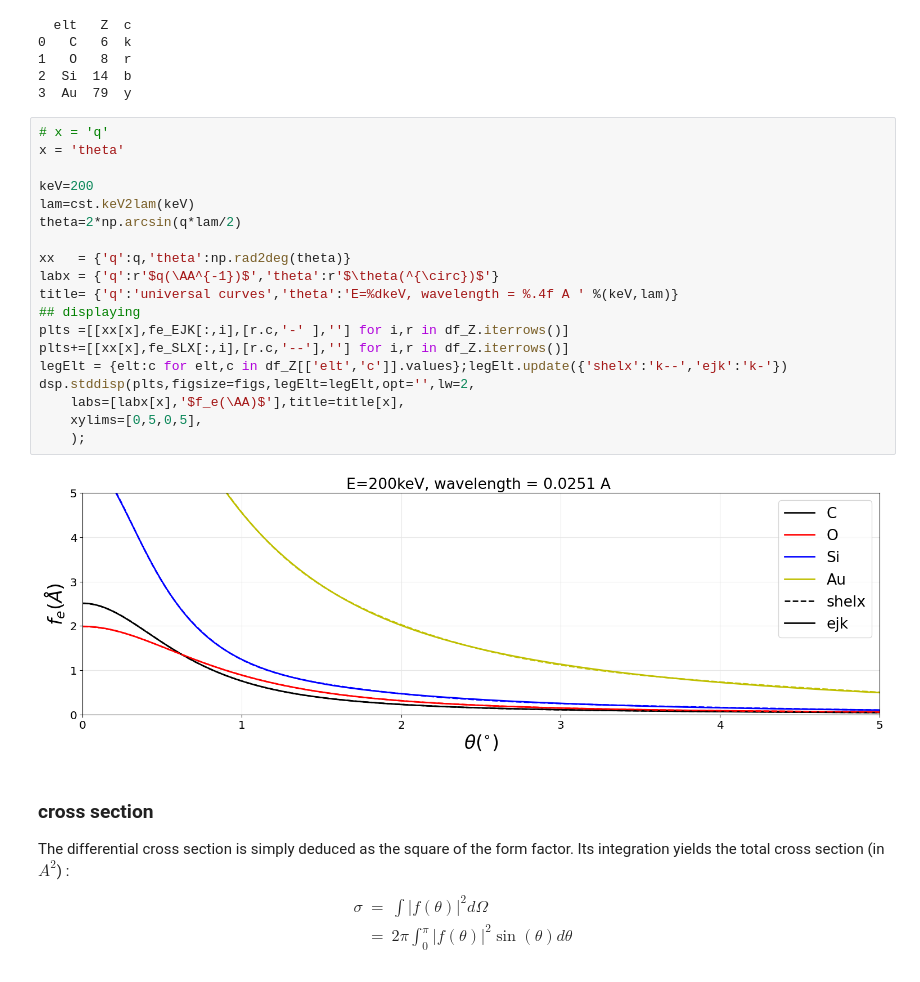
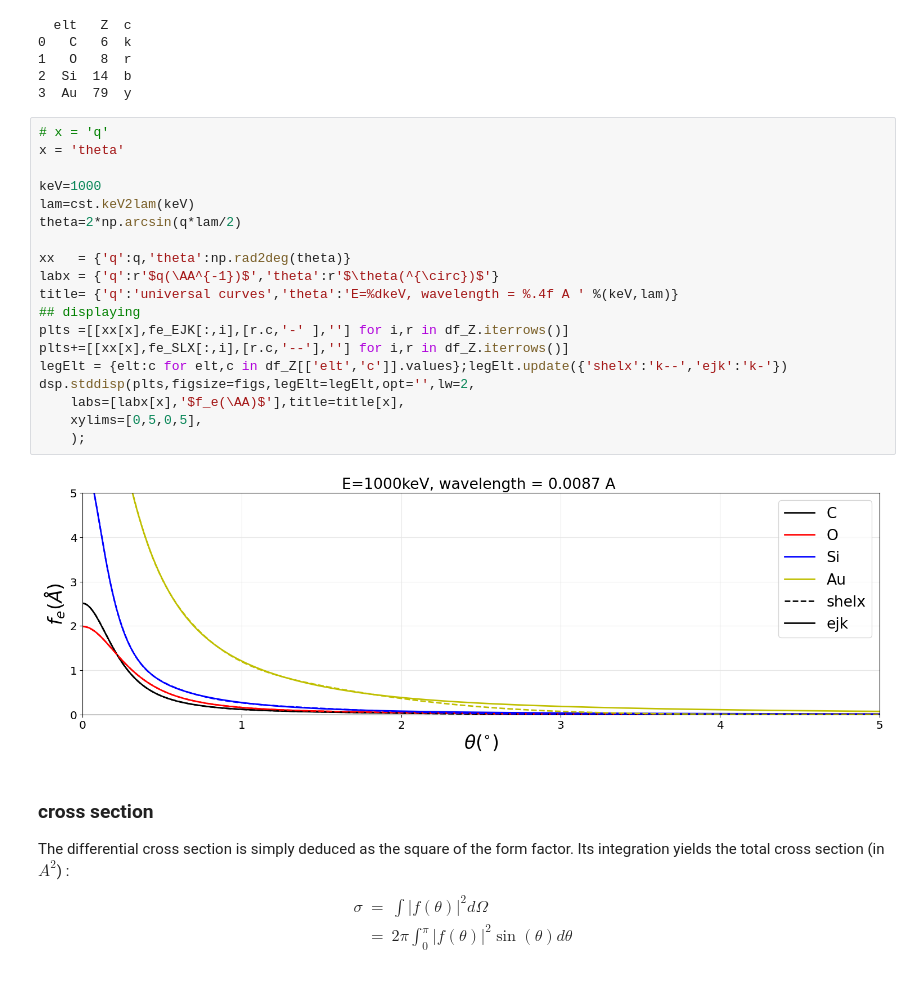
Before and after one commit to ccp4/ED_studies, a Jupyter notebook: Feb2024_PisaWorshop/demo/dynamical_simulation.ipynb, the cells around one changed output. Cells and saved outputs as stored; diff of their text form.

```diff
--- a/Feb2024_PisaWorshop/demo/dynamical_simulation.ipynb
+++ b/Feb2024_PisaWorshop/demo/dynamical_simulation.ipynb
@@ -130,24 +130,24 @@ fe_SLX = sf.get_fe(df_Z.elt,q=q,fit='shelxl')
 # %%
 # x = 'q'
 x = 'theta'
 
-keV=200
+keV=1000
 lam=cst.keV2lam(keV)
 theta=2*np.arcsin(q*lam/2)
 
 xx   = {'q':q,'theta':np.rad2deg(theta)}
 labx = {'q':r'$q(\AA^{-1})$','theta':r'$\theta(^{\circ})$'}
 title= {'q':'universal curves','theta':'E=%dkeV, wavelength = %.4f A ' %(keV,lam)}
 ## displaying
 plts =[[xx[x],fe_EJK[:,i],[r.c,'-' ],''] for i,r in df_Z.iterrows()]
 plts+=[[xx[x],fe_SLX[:,i],[r.c,'--'],''] for i,r in df_Z.iterrows()]
 legElt = {elt:c for elt,c in df_Z[['elt','c']].values};legElt.update({'shelx':'k--','ejk':'k-'})
 dsp.stddisp(plts,figsize=figs,legElt=legElt,opt='',lw=2,
     labs=[labx[x],'$f_e(\AA)$'],title=title[x],
     xylims=[0,5,0,5],
     );
 # %% [output]
-[figure, old version]
+[figure, new version]
 # %% [markdown]
 ### cross section
 The differential cross section is simply deduced as the square of the form factor. Its integration yields the total cross section (in $A^2$) :
```
Also changed, not shown: parts of 34 cells of this notebook, 4 other files.
